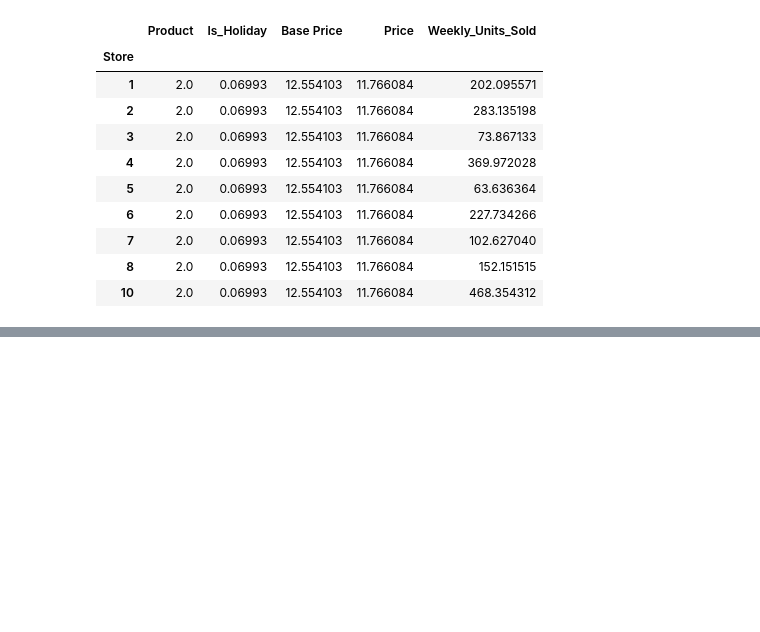
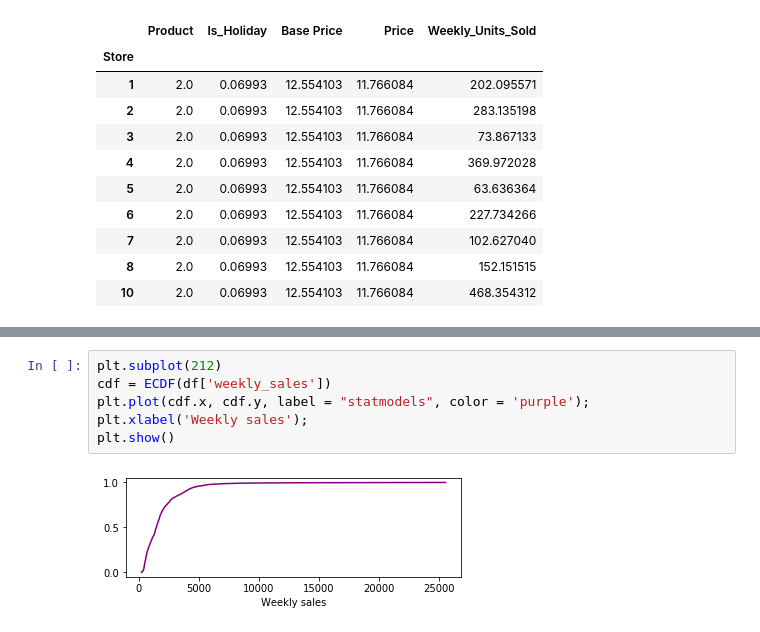
Before and after one commit to michellejm/PricingTutorial, a Jupyter notebook: Tutorial.ipynb, the cells around one changed output, grey strips where cells are left out. Drawn from its saved outputs; the diff is of its cells as text; blank space fills up the shorter version.

```diff
--- a/Tutorial.ipynb
+++ b/Tutorial.ipynb
@@ -52,0 +148,8 @@ df.groupby(['Store']).mean()
+# %%
+plt.subplot(212)
+cdf = ECDF(df['weekly_sales'])
+plt.plot(cdf.x, cdf.y, label = "statmodels", color = 'purple');
+plt.xlabel('Weekly sales');
+plt.show()
+# %% [output]
+[figure, added]
```
Also changed, not shown: parts of 8 cells of this notebook.
